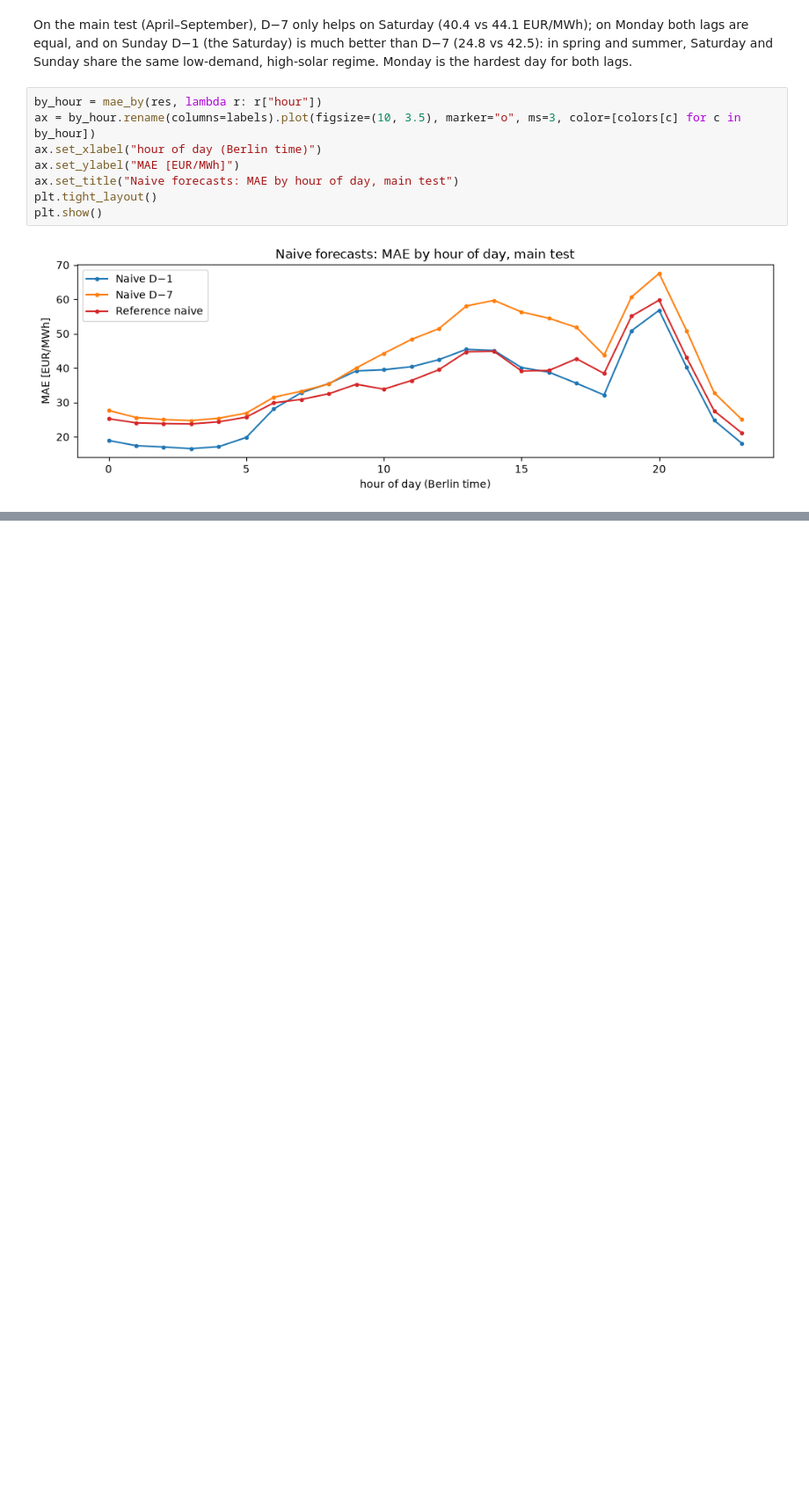
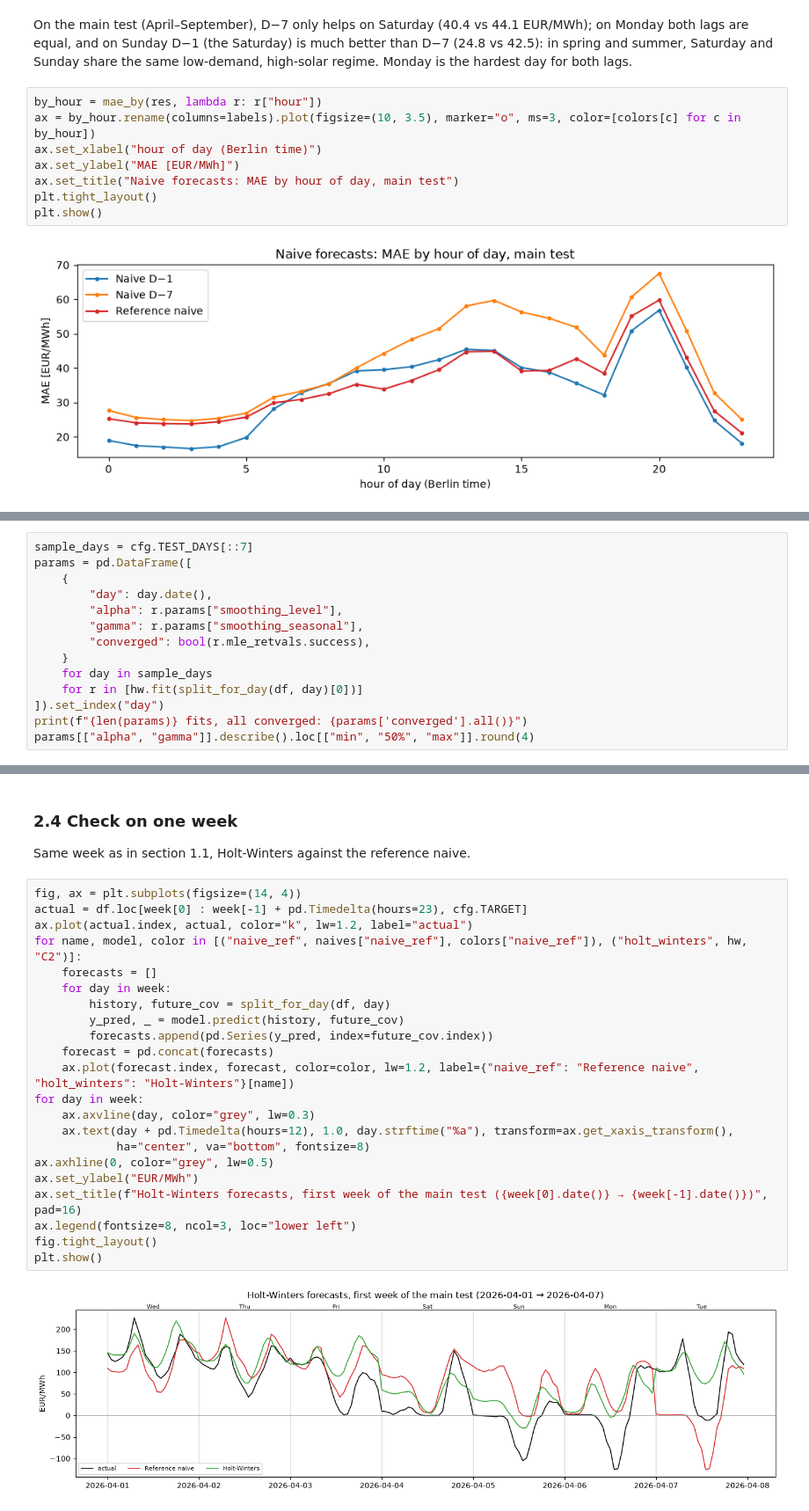
Before and after one commit to aladinsn/electricity-price-forecasting, a Jupyter notebook: notebooks/03_baselines.ipynb, the cells around one changed output, grey strips where cells are left out. Shown at 88% size. Saved outputs shown, nothing was run; the diff lists cells and outputs as text; blank space fills up the shorter version.

```diff
--- a/notebooks/03_baselines.ipynb
+++ b/notebooks/03_baselines.ipynb
@@ -164,0 +267,14 @@ plt.show()
+# %%
+sample_days = cfg.TEST_DAYS[::7]
+params = pd.DataFrame([
+    {
+        "day": day.date(),
+        "alpha": r.params["smoothing_level"],
+        "gamma": r.params["smoothing_seasonal"],
+        "converged": bool(r.mle_retvals.success),
+    }
+    for day in sample_days
+    for r in [hw.fit(split_for_day(df, day)[0])]
+]).set_index("day")
+print(f"{len(params)} fits, all converged: {params['converged'].all()}")
+params[["alpha", "gamma"]].describe().loc[["min", "50%", "max"]].round(4)
@@ -164,0 +300,28 @@ plt.show()
+# %% [markdown]
+### 2.4 Check on one week
+
+Same week as in section 1.1, Holt-Winters against the reference naive.
+# %%
+fig, ax = plt.subplots(figsize=(14, 4))
+actual = df.loc[week[0] : week[-1] + pd.Timedelta(hours=23), cfg.TARGET]
+ax.plot(actual.index, actual, color="k", lw=1.2, label="actual")
+for name, model, color in [("naive_ref", naives["naive_ref"], colors["naive_ref"]), ("holt_winters", hw, "C2")]:
+    forecasts = []
+    for day in week:
+        history, future_cov = split_for_day(df, day)
+        y_pred, _ = model.predict(history, future_cov)
+        forecasts.append(pd.Series(y_pred, index=future_cov.index))
+    forecast = pd.concat(forecasts)
+    ax.plot(forecast.index, forecast, color=color, lw=1.2, label={"naive_ref": "Reference naive", "holt_winters": "Holt-Winters"}[name])
+for day in week:
+    ax.axvline(day, color="grey", lw=0.3)
+    ax.text(day + pd.Timedelta(hours=12), 1.0, day.strftime("%a"), transform=ax.get_xaxis_transform(),
+            ha="center", va="bottom", fontsize=8)
+ax.axhline(0, color="grey", lw=0.5)
+ax.set_ylabel("EUR/MWh")
+ax.set_title(f"Holt-Winters forecasts, first week of the main test ({week[0].date()} → {week[-1].date()})", pad=16)
+ax.legend(fontsize=8, ncol=3, loc="lower left")
+fig.tight_layout()
+plt.show()
+# %% [output]
+[figure, added]
```
Also changed, not shown: parts of 15 cells of this notebook, 2 other files.
